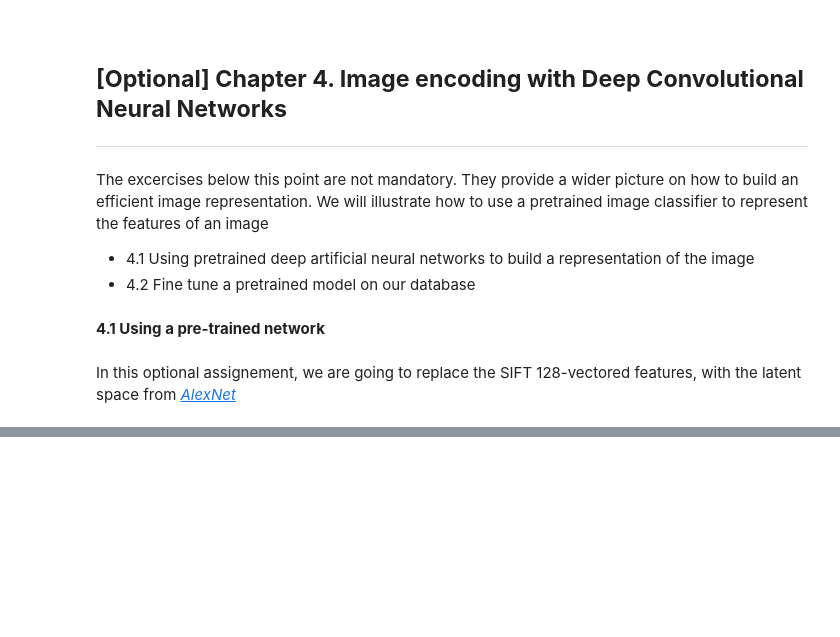
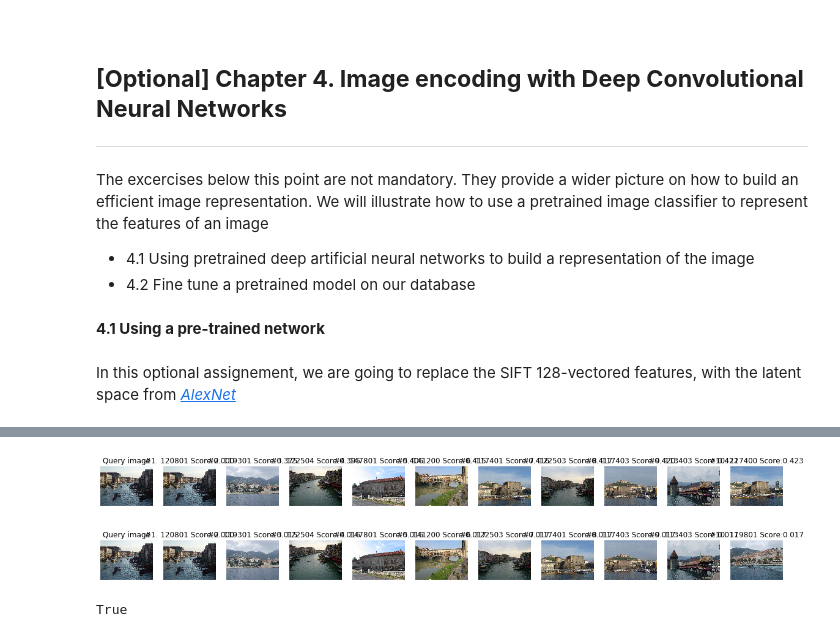
Before and after one commit to epignatelli/scalable-recognition-with-a-vocabulary-tree, a Jupyter notebook: 3. Create a vocabulary tree.ipynb, the cells around one changed output, grey strips where cells are left out. Saved outputs shown, nothing was run; the diff lists cells and outputs as text; code cells hidden in the pictures; blank space fills up the shorter version.

```diff
--- a/3. Create a vocabulary tree.ipynb
+++ b/3. Create a vocabulary tree.ipynb
@@ -464,5 +458,45 @@ plt.bar(np.arange(len(embedding_cnn)), embedding_cnn)
 # %%
 import random
 query = random.choice(database_cnn.dataset.all_images)
-scores = database_cnn.retrieve(query)
-database_cnn.show_results(query, scores, figsize=(20, 10))
+# %%
+def score(self, first_image_path, second_image_path):
+    """
+    Measures the similatiries between the set of paths of the features of each image.
+    """
+    # get the vectors of the images
+
+    db_id = self.dataset.get_image_id(first_image_path)
+    query_id = self.dataset.get_image_id(second_image_path)
+    d = self.encode(db_id, return_graph=False)
+    q = self.encode(query_id, return_graph=False)
+
+    # simplified scoring using the l2 norm
+    score = np.linalg.norm(d - q, ord=2)
+    return score if not np.isnan(score) else 1e6
+
+def retrieve(self, query_image_path, n=4):
+    # propagate the query down the tree
+    self.propagate(query_image_path)
+
+    scores = {}
+    for database_image_path in self.dataset.all_images:
+        db_id = self.dataset.get_image_id(database_image_path)
+        scores[db_id] = score(self, database_image_path, query_image_path)
+    sorted_scores = {k: v for k, v in sorted(
+        scores.items(), key=lambda item: item[1])}
+    return sorted_scores
+# %%
+scores = retrieve(database_cnn, query)
+database_cnn.show_results(query, scores, figsize=(20, 10), n=10)
+# %% [output]
+[figure, added]
+# %%
+scores = retrieve(database_cnn, query)
+database_cnn.show_results(query, scores, figsize=(20, 10), n=10)
+# %% [output]
+[figure, added]
+# %%
+database = CBIR("data/jpg", n_branches=5, depth=5, sift_implementation="ezsift")
+database.load()
+# %% [output]
+True
```
Also changed, not shown: parts of 13 cells of this notebook.
